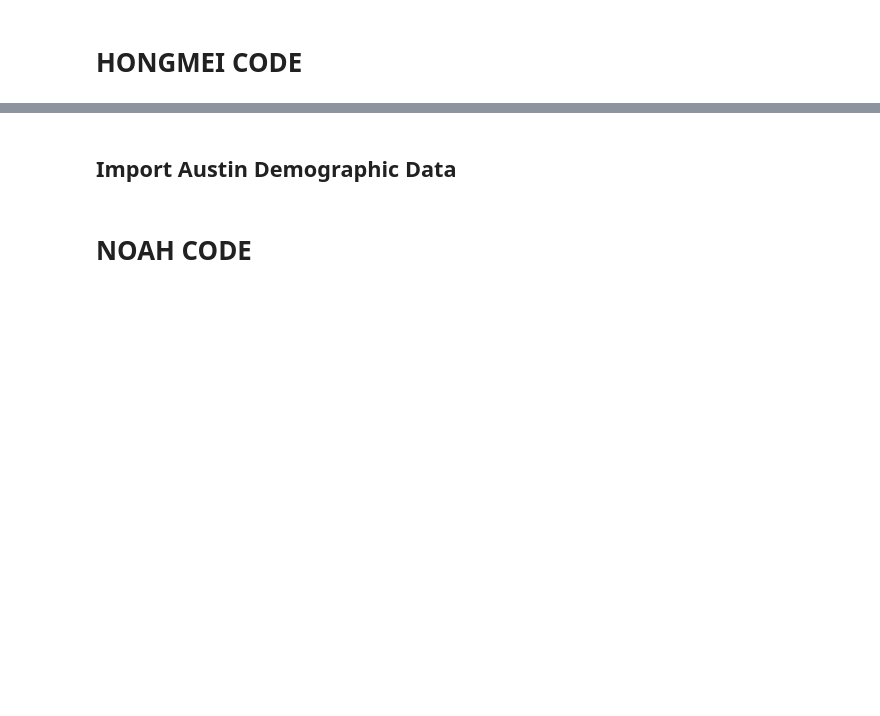
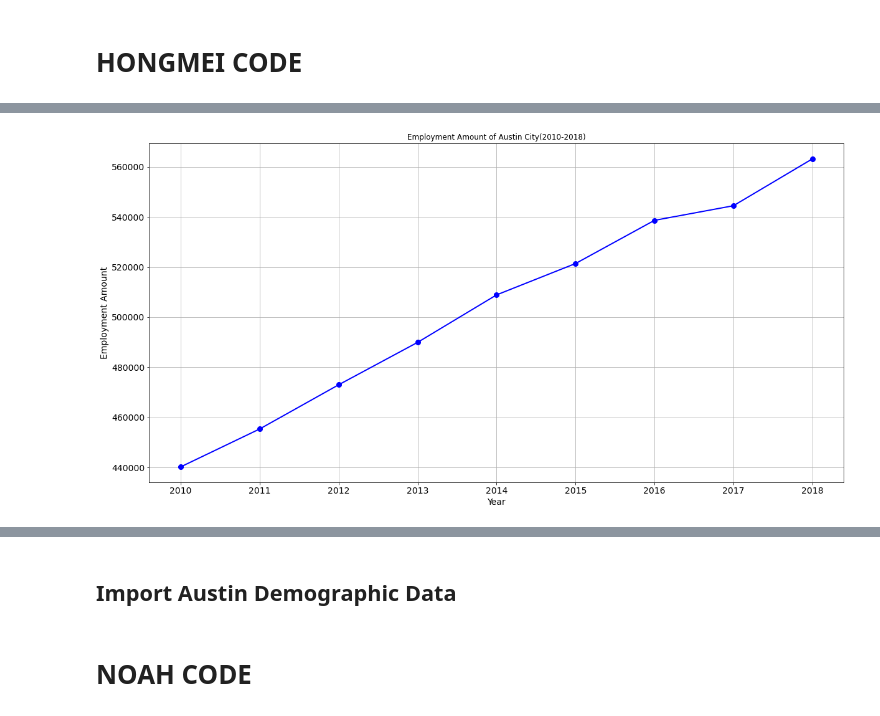
Before and after one commit to ybacoder/project-1, a Jupyter notebook: project_1.ipynb, the cells around one changed output, grey strips where cells are left out. Saved outputs shown, nothing was run; the diff lists cells and outputs as text; code cells hidden in the pictures; blank space fills up the shorter version.

```diff
--- a/project_1.ipynb
+++ b/project_1.ipynb
@@ -248,0 +308,3 @@ test
+# %%
+cleaned_df['Employment Rate %'] = ((cleaned_df['Employment'] / cleaned_df['Labor Force']) * 100).round(1)
+cleaned_df.head(10)
@@ -248,0 +323,3 @@ test
+# %%
+new_df = cleaned_df[['Year','Month','Labor Force','Employment','Employment Rate %','Unemployment','Unemployment Rate %']]
+new_df.head(20)
@@ -248,0 +344,4 @@ test
+# %%
+# Delete the Data of the year 2019
+new_df = new_df[new_df.Year != '2019']
+new_df
@@ -248,0 +362,4 @@ test
+# %%
+yearly_df = new_df[new_df.Month=='Annual'].drop(columns=['Month'])
+yearly_df.set_index(['Year'], inplace = True)
+yearly_df
@@ -248,0 +378,13 @@ test
+# %%
+x = yearly_df.index
+y = yearly_df["Employment"]
+plt.plot(x, y,color='blue', marker='o', linewidth=2, markersize=8)
+
+plt.xlabel('Year')
+plt.ylabel('Employment Amount')
+plt.title('Employment Amount of Austin City(2010-2018)', fontsize=12)
+plt.grid(axis='both', linestyle='-')
+# plt.savefig('Fig1 Employment Amount.png')
+plt.show()
+# %% [output]
+[figure, added]
```
Also changed, not shown: parts of 19 cells of this notebook, 1 other file.
